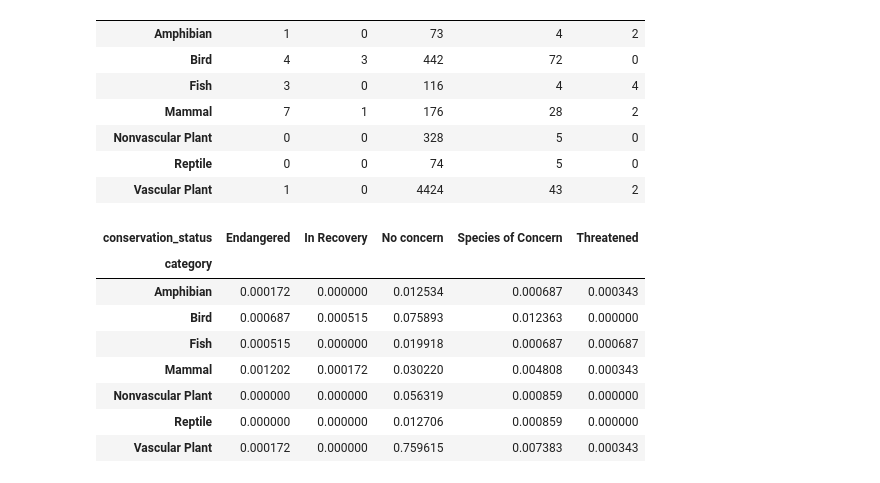
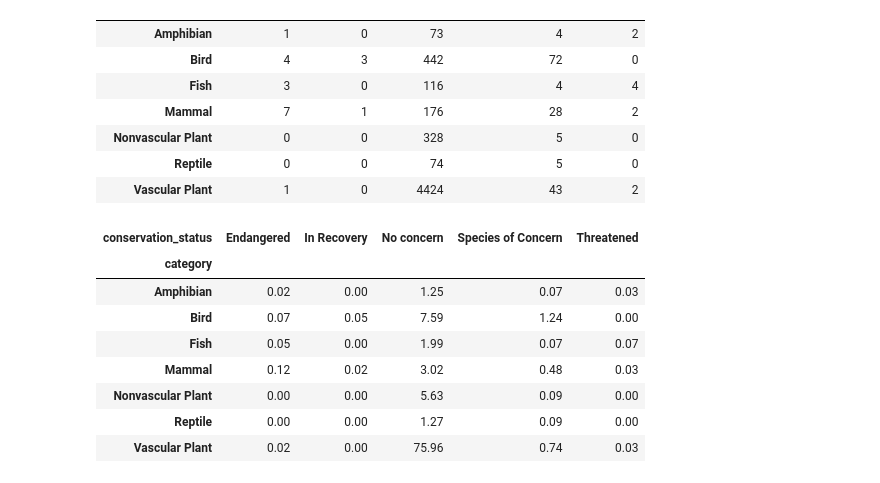
Before and after one commit to AJD1888/biodiversity-in-national-parks, a Jupyter notebook: biodiversity.ipynb, the cells around one changed output. Saved outputs shown, nothing was run; the diff lists cells and outputs as text; code cells hidden in the pictures.

```diff
--- a/biodiversity.ipynb
+++ b/biodiversity.ipynb
@@ -204,15 +217,15 @@ cat_conservation_ct
 | Vascular Plant | 1 | 0 | 4424 | 43 | 2 |
 # %%
 # produce a proportion contingency table by dividing each cell in the cross-tabulation by the total number of observations
-cat_conservation_prop = cat_conservation_ct / len(species_info_df)
+cat_conservation_prop = np.round(cat_conservation_ct / len(species_info_df) * 100,2)
 cat_conservation_prop
 # %% [output]
 | conservation_status | Endangered | In Recovery | No concern | Species of Concern | Threatened |
 | category |  |  |  |  |  |
-| Amphibian | 0.000172 | 0.000000 | 0.012534 | 0.000687 | 0.000343 |
-| Bird | 0.000687 | 0.000515 | 0.075893 | 0.012363 | 0.000000 |
-| Fish | 0.000515 | 0.000000 | 0.019918 | 0.000687 | 0.000687 |
-| Mammal | 0.001202 | 0.000172 | 0.030220 | 0.004808 | 0.000343 |
-| Nonvascular Plant | 0.000000 | 0.000000 | 0.056319 | 0.000859 | 0.000000 |
-| Reptile | 0.000000 | 0.000000 | 0.012706 | 0.000859 | 0.000000 |
-| Vascular Plant | 0.000172 | 0.000000 | 0.759615 | 0.007383 | 0.000343 |
+| Amphibian | 0.02 | 0.00 | 1.25 | 0.07 | 0.03 |
+| Bird | 0.07 | 0.05 | 7.59 | 1.24 | 0.00 |
+| Fish | 0.05 | 0.00 | 1.99 | 0.07 | 0.07 |
+| Mammal | 0.12 | 0.02 | 3.02 | 0.48 | 0.03 |
+| Nonvascular Plant | 0.00 | 0.00 | 5.63 | 0.09 | 0.00 |
+| Reptile | 0.00 | 0.00 | 1.27 | 0.09 | 0.00 |
+| Vascular Plant | 0.02 | 0.00 | 75.96 | 0.74 | 0.03 |
```
Also changed, not shown: parts of 12 cells of this notebook, 3 other files.
